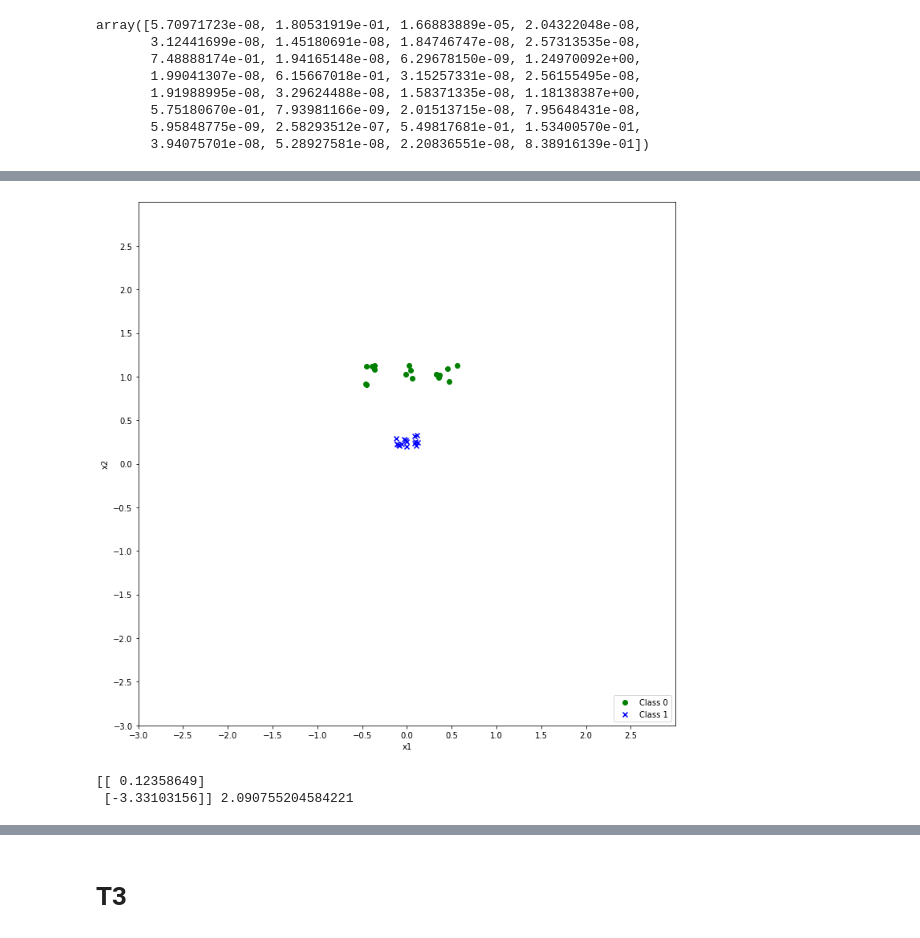
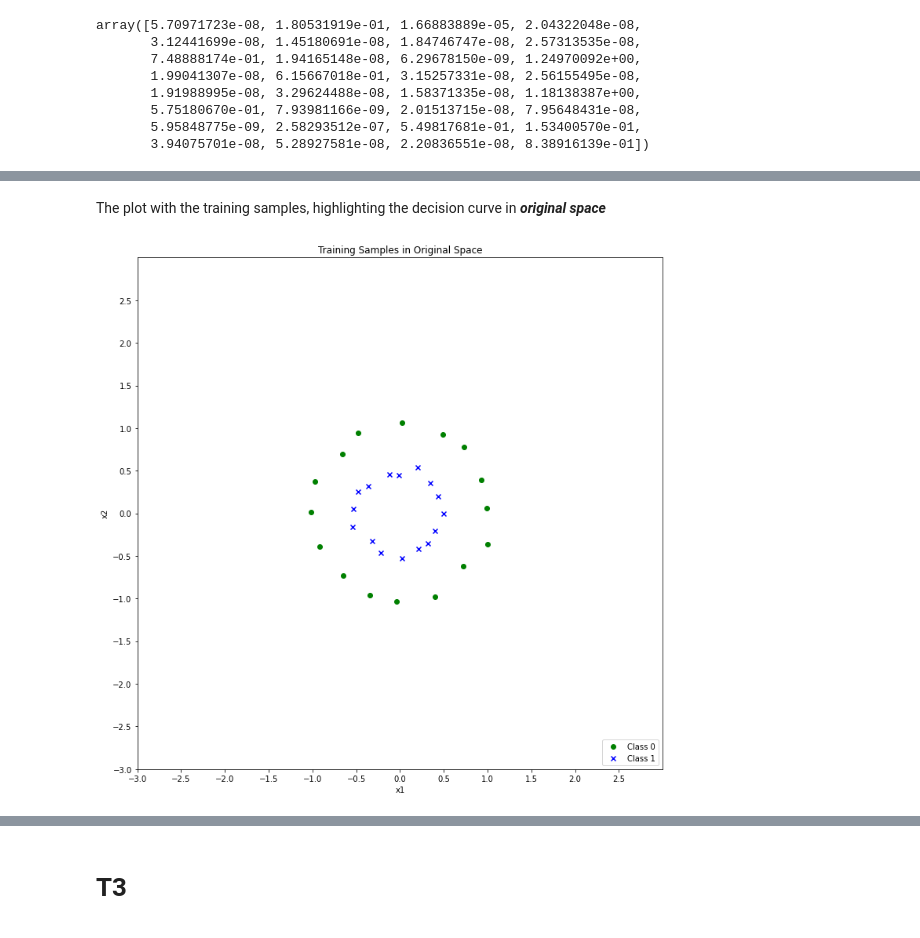
Before and after one commit to melihkurtaran/MachineLearning, a Jupyter notebook: InstanceBasedLearning/InstancebasedLearning.ipynb, the cells around one changed output, grey strips where cells are left out. Cells and saved outputs as stored; diff of their text form; code cells hidden in the pictures.

```diff
--- a/InstanceBasedLearning/InstancebasedLearning.ipynb
+++ b/InstanceBasedLearning/InstancebasedLearning.ipynb
@@ -545,37 +713,42 @@ X_neg = np.hstack((x1x2, x1x2sq))
+# %% [markdown]
+The plot with the training samples, highlighting the decision curve in ***original space***
 # %%
 # Plot
 fig = plt.figure(figsize=(12, 12))
 
 # Scatter plot for class 0
-plt.scatter(X_neg[:, 0], X_neg[:, 1],
+plt.scatter(class_0[:, 0], class_0[:, 1],
             marker='o', color='green',
             label='Class 0')
 
 # Scatter plot for class 1
-plt.scatter(X_pos[:, 0], X_pos[:, 1],
+plt.scatter(class_1[:, 0], class_1[:, 1],
             marker='x', color='blue',
             label='Class 1')
 
 # Set plot limits
 plt.xlim(-3, 3)
 plt.ylim(-3, 3)
 
 # Set axis ticks
 plt.xticks(np.arange(-3, 3, step=0.5))
 plt.yticks(np.arange(-3, 3, step=0.5))
 
 # Set axis labels
 plt.xlabel('X-axis')
 plt.ylabel('Y-axis')
 
 # Add labels
 plt.xlabel('x1')
 plt.ylabel('x2')
 
+# Add title
+plt.title("Training Samples in Original Space")
+
 # Add legend
 plt.legend(loc='lower right')
 
 # Show plot
 plt.show()
 # %% [output]
-[figure, old version]
+[figure, new version]
@@ -588,33 +754,0 @@ X = np.hstack((x1x2, x1x2sq))
-# %%
-# N is the number of rows in the data matrix X
-N = X.shape[0]
-
-# Reshape y to match the shape of X
-y = y.reshape((N,1))
-
-# Create variables for the weights and bias
-w = cp.Variable((2,1))
-w0 = cp.Variable()
-
-# Define the loss function as the L2 norm of w squared, which is equivalent to the L2 regularization
-loss = cp.Minimize(0.5 * cp.square(cp.norm(w)))
-
-# Create an empty list to store the constraints
-constr = []
-
-# Iterate through each data point and add a constraint for it
-for i in range(N):
-  xi, yi = X[i,:], y[i]
-  constr += [yi @ (xi @ w + w0) >= 1]
-
-# Create the optimization problem with the loss and constraints
-prob = cp.Problem(loss, constr)
-
-# Solve the problem
-prob.solve()
-
-# Print the values of the optimized variables
-print(w.value, w0.value) # w = [1.0, -1.0], w0 = -1.0
-# %% [output]
-[[ 0.12358649]
- [-3.33103156]] 2.090755204584221
```
Also changed, not shown: parts of 30 cells of this notebook.
